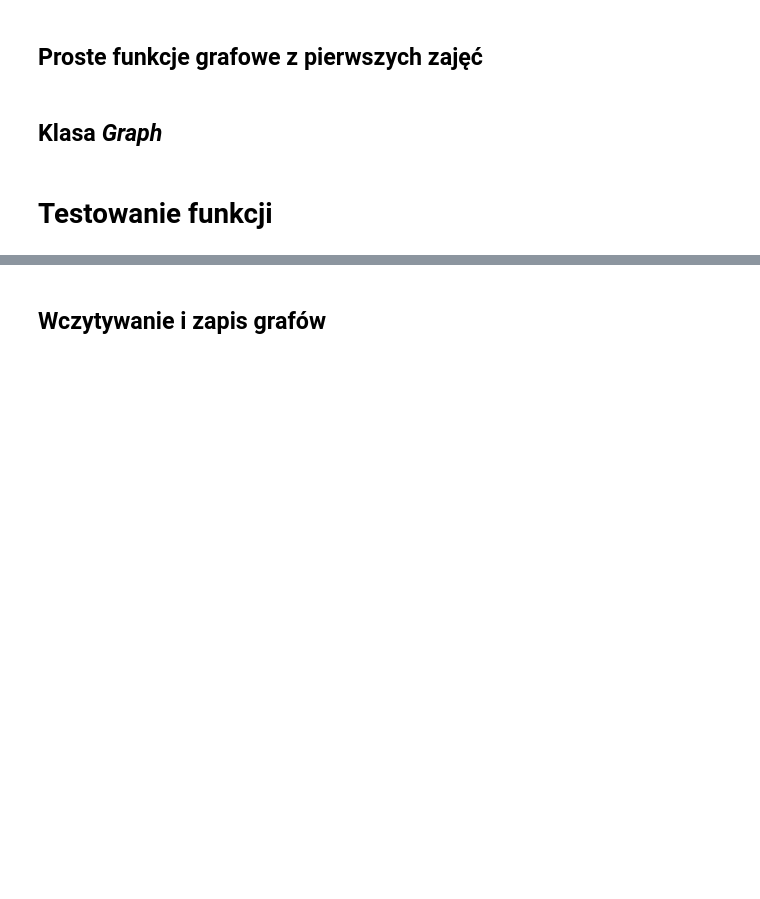
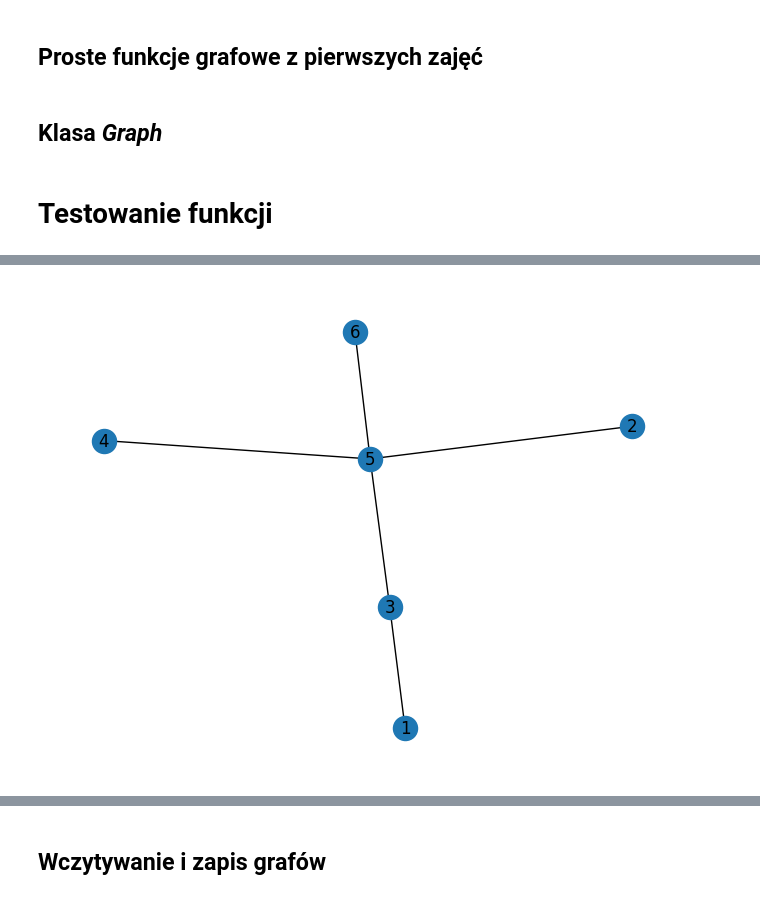
Before and after one commit to pgordin/OptDisc2026, a Jupyter notebook: Grafy3a.ipynb, the cells around one changed output, grey strips where cells are left out. Cells and saved outputs as stored; diff of their text form; code cells hidden in the pictures; blank space fills up the shorter version.

```diff
--- a/Grafy3a.ipynb
+++ b/Grafy3a.ipynb
@@ -208,0 +337,4 @@ class Graph:
+# %%
+Graph.tree_from_Prufer("3 5 5 5").plot()
+# %% [output]
+[figure, added]
```
Also changed, not shown: parts of 16 cells of this notebook.
